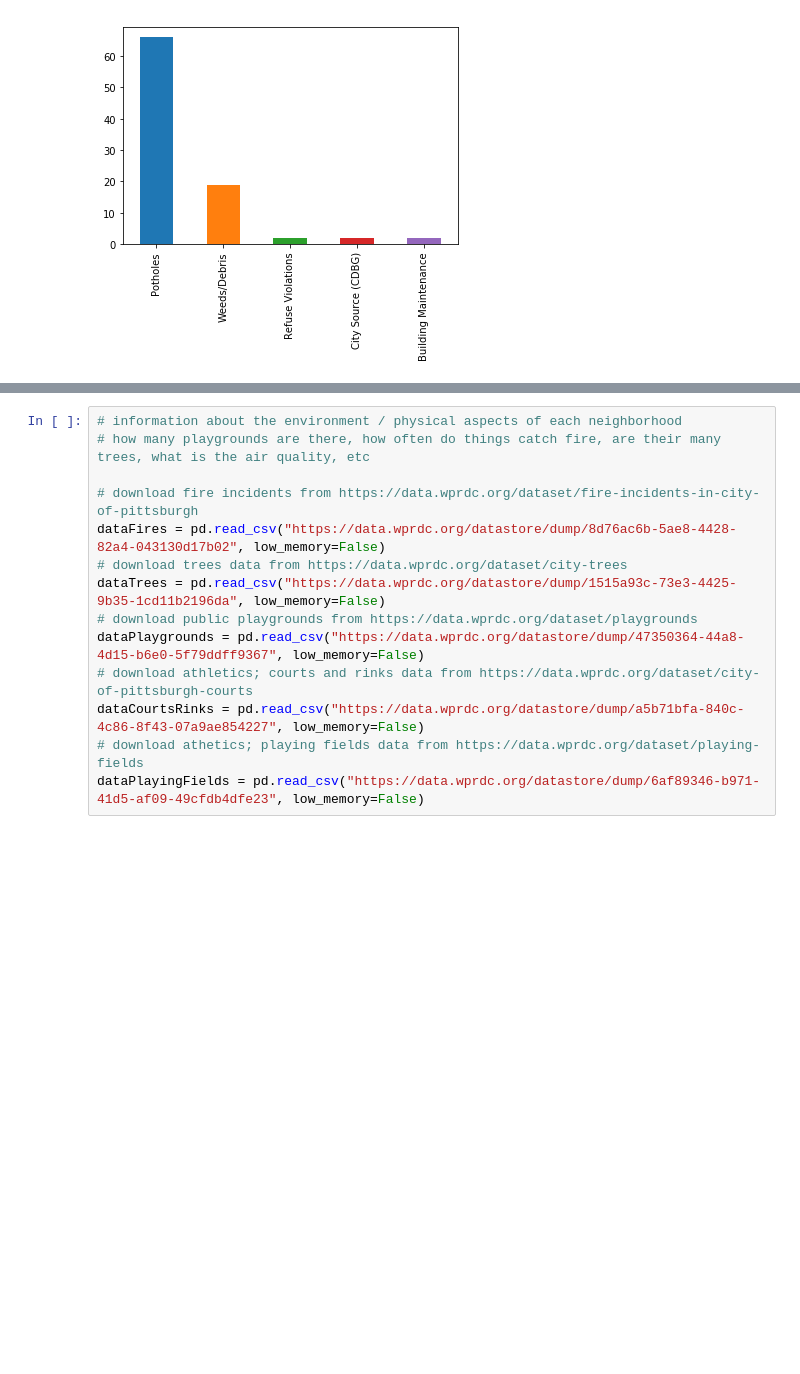
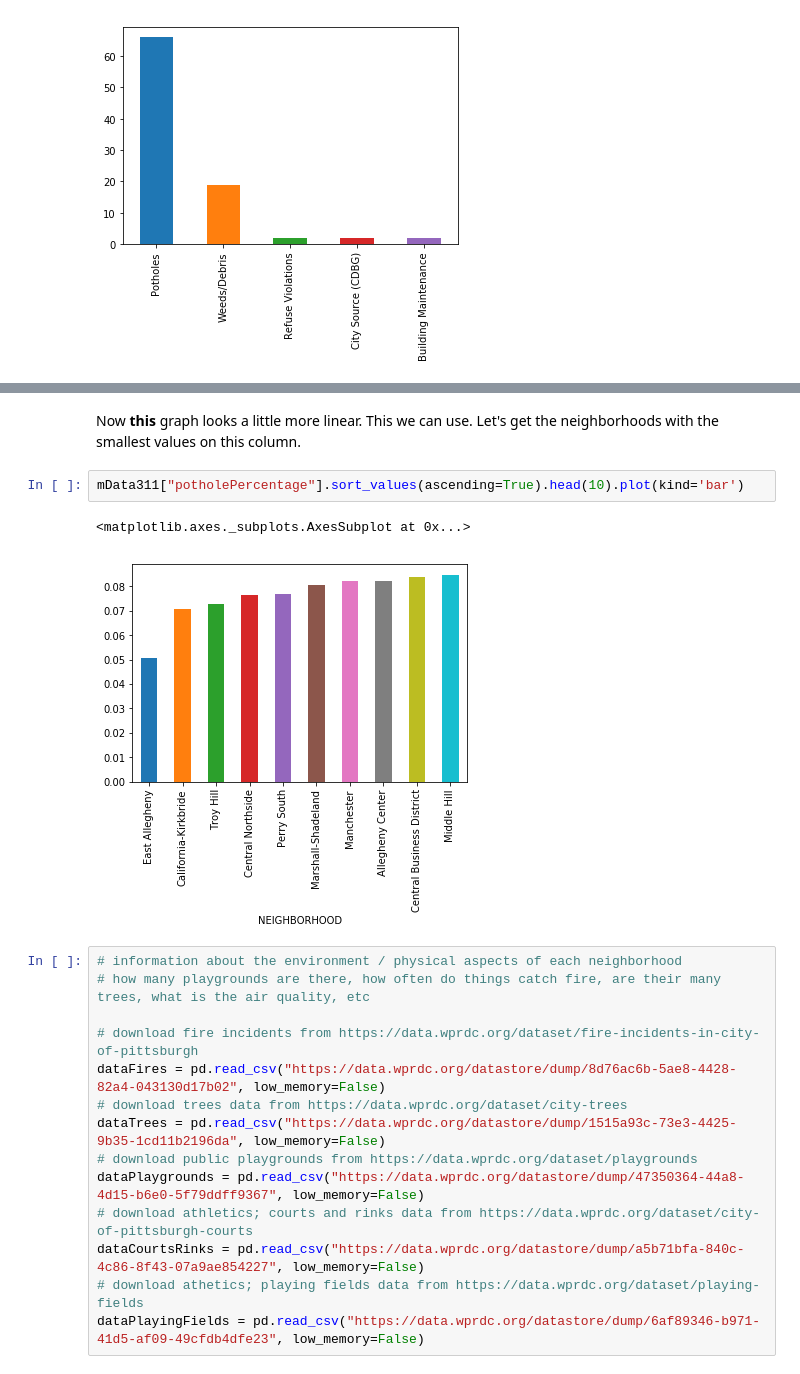
Before and after one commit to yifengqiu18/neighborhood, a Jupyter notebook: project.ipynb, the cells around one changed output, grey strips where cells are left out. Saved outputs shown, nothing was run; the diff lists cells and outputs as text; blank space fills up the shorter version.

```diff
--- a/project.ipynb
+++ b/project.ipynb
@@ -54,3 +69,10 @@ And that the least common request type in four neighborhoods is "Operating Witho
+# %% [markdown]
+Now **this** graph looks a little more linear. This we can use. Let's get the neighborhoods with the smallest values on this column.
+# %%
+mData311["potholePercentage"].sort_values(ascending=True).head(10).plot(kind='bar')
+# %% [output]
+<matplotlib.axes._subplots.AxesSubplot at 0x...>
+[figure, added]
 # %%
 # information about the environment / physical aspects of each neighborhood
 # how many playgrounds are there, how often do things catch fire, are their many trees, what is the air quality, etc
```
Also changed, not shown: parts of 10 cells of this notebook.
